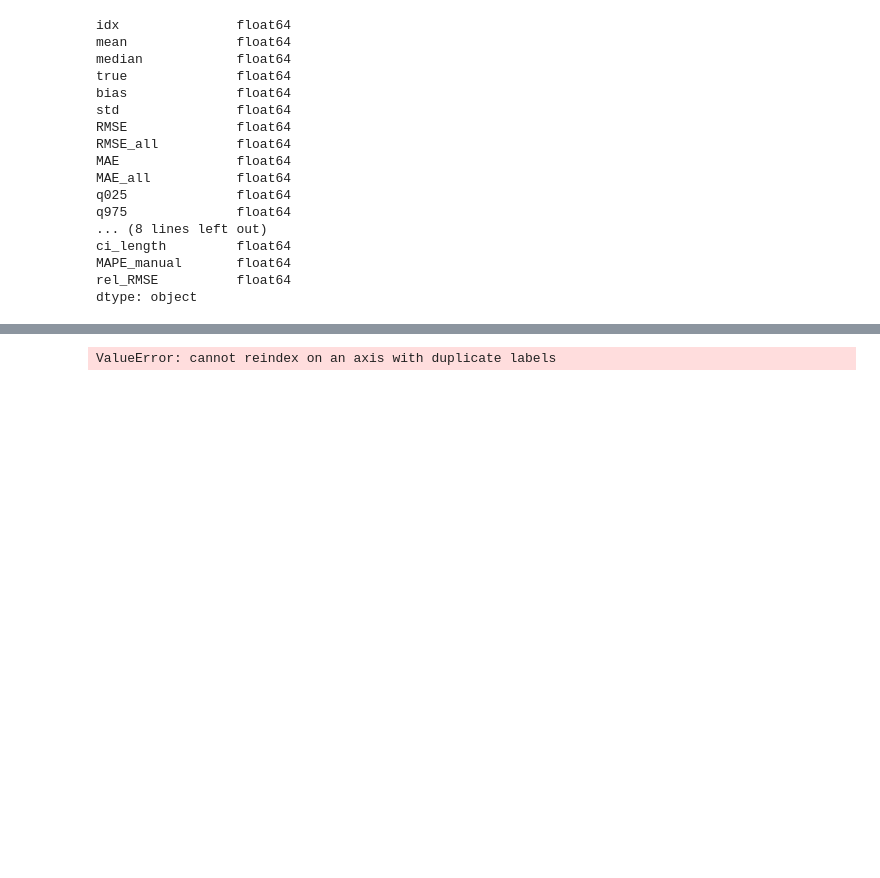
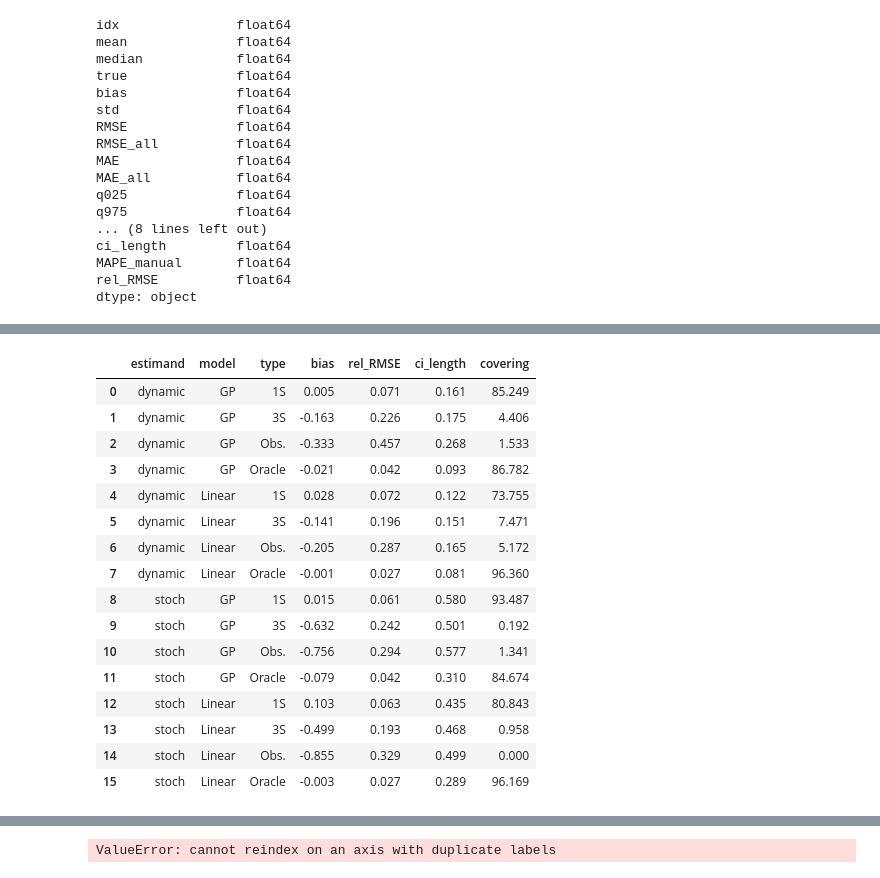
Before and after one commit to barwein/BayesProxyNets, a Jupyter notebook: Simulations/Sim_results_analysis.ipynb, the cells around one changed output, grey strips where cells are left out. Cells and saved outputs as stored; diff of their text form; code cells hidden in the pictures; blank space fills up the shorter version.

```diff
--- a/Simulations/Sim_results_analysis.ipynb
+++ b/Simulations/Sim_results_analysis.ipynb
@@ -158,0 +178,22 @@ df_summary
+# %%
+df_summary.columns = ['estimand','model','type','mean','bias','true','RMSE','RMSE_all','MAE','MAE_all','MAPE','MAPE_std','rel_RMSE','rel_RMSE_std','q025','q975','ci_length','covering','mean_ind_cover']
+df_summary_min = df_summary[['estimand','model','type','bias','rel_RMSE','ci_length','covering']]
+df_summary_min
+# %% [output]
+|  | estimand | model | type | bias | rel_RMSE | ci_length | covering |
+| 0 | dynamic | GP | 1S | 0.005 | 0.071 | 0.161 | 85.249 |
+| 1 | dynamic | GP | 3S | -0.163 | 0.226 | 0.175 | 4.406 |
+| 2 | dynamic | GP | Obs. | -0.333 | 0.457 | 0.268 | 1.533 |
+| 3 | dynamic | GP | Oracle | -0.021 | 0.042 | 0.093 | 86.782 |
+| 4 | dynamic | Linear | 1S | 0.028 | 0.072 | 0.122 | 73.755 |
+| 5 | dynamic | Linear | 3S | -0.141 | 0.196 | 0.151 | 7.471 |
+| 6 | dynamic | Linear | Obs. | -0.205 | 0.287 | 0.165 | 5.172 |
+| 7 | dynamic | Linear | Oracle | -0.001 | 0.027 | 0.081 | 96.360 |
+| 8 | stoch | GP | 1S | 0.015 | 0.061 | 0.580 | 93.487 |
+| 9 | stoch | GP | 3S | -0.632 | 0.242 | 0.501 | 0.192 |
+| 10 | stoch | GP | Obs. | -0.756 | 0.294 | 0.577 | 1.341 |
+| 11 | stoch | GP | Oracle | -0.079 | 0.042 | 0.310 | 84.674 |
+| 12 | stoch | Linear | 1S | 0.103 | 0.063 | 0.435 | 80.843 |
+| 13 | stoch | Linear | 3S | -0.499 | 0.193 | 0.468 | 0.958 |
+| 14 | stoch | Linear | Obs. | -0.855 | 0.329 | 0.499 | 0.000 |
+| 15 | stoch | Linear | Oracle | -0.003 | 0.027 | 0.289 | 96.169 |
```
Also changed, not shown: parts of 7 cells of this notebook, 45 other files.
